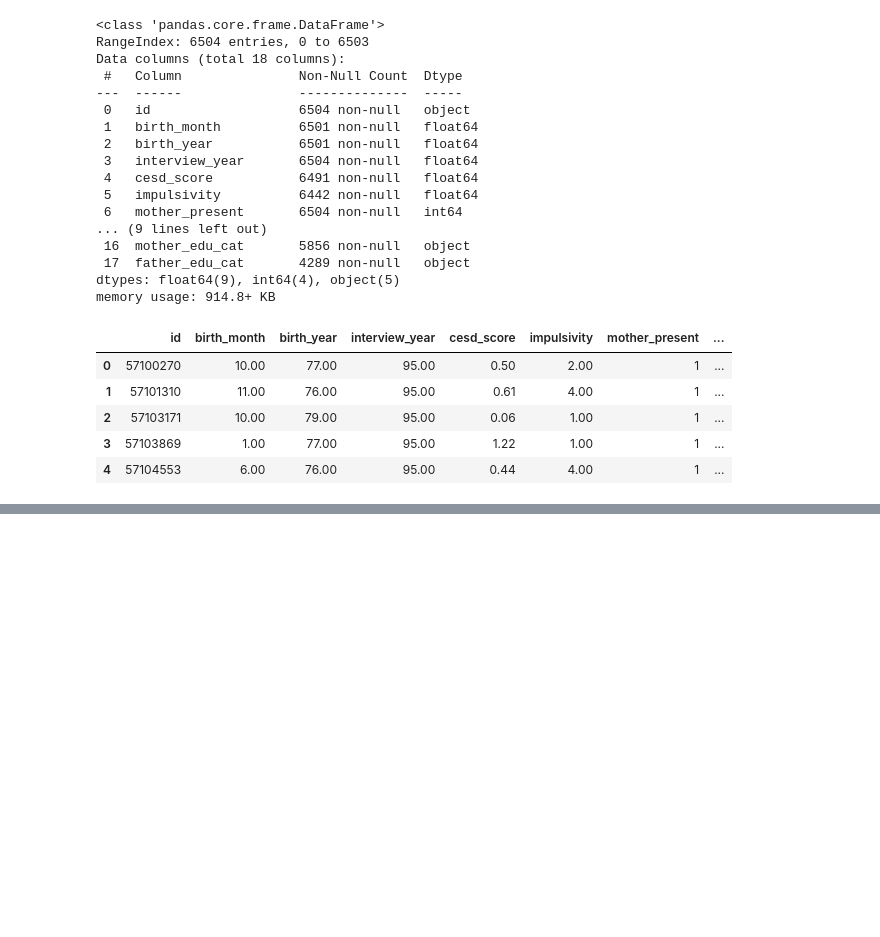
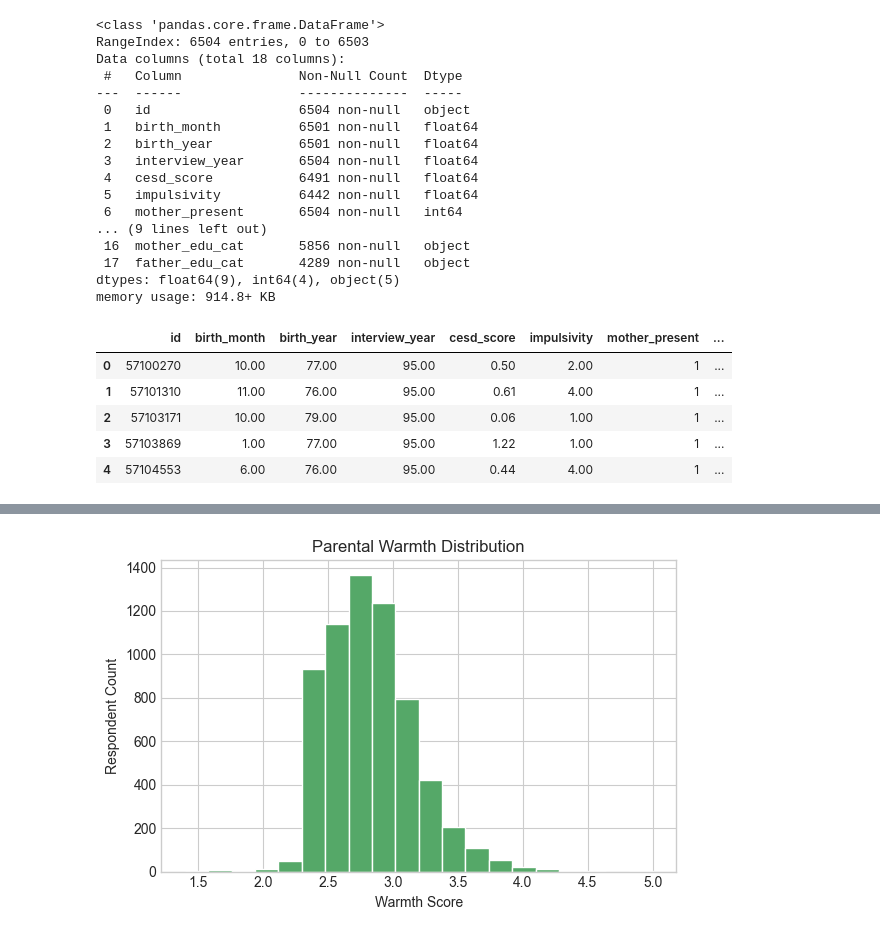
Before and after one commit to usef1ens/Suicide-Prediction, a Jupyter notebook: DataAnalysis.ipynb, the cells around one changed output, grey strips where cells are left out. Saved outputs shown, nothing was run; the diff lists cells and outputs as text; code cells hidden in the pictures; blank space fills up the shorter version.

```diff
--- a/DataAnalysis.ipynb
+++ b/DataAnalysis.ipynb
@@ -417,0 +499,10 @@ select_vars_data.head()
+# %%
+fig, ax = plt.subplots(figsize=(6, 4))
+ax.hist(select_vars_data["parental_warmth"].dropna(), bins=20, color="#55a868", edgecolor="white")
+ax.set_title("Parental Warmth Distribution")
+ax.set_xlabel("Warmth Score")
+ax.set_ylabel("Respondent Count")
+fig.tight_layout()
+plt.show()
+# %% [output]
+[figure, added]
```
Also changed, not shown: parts of 20 cells of this notebook.
